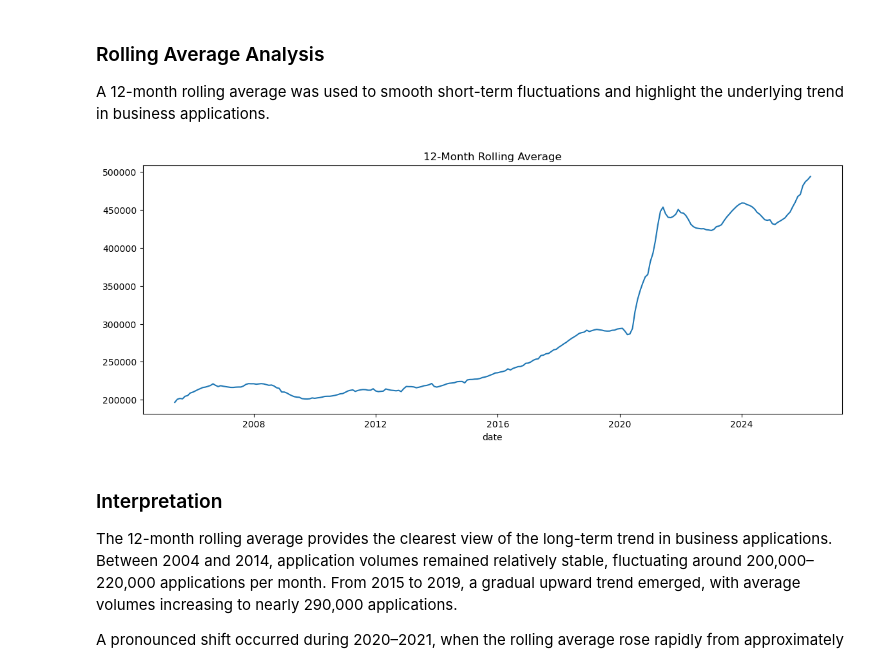
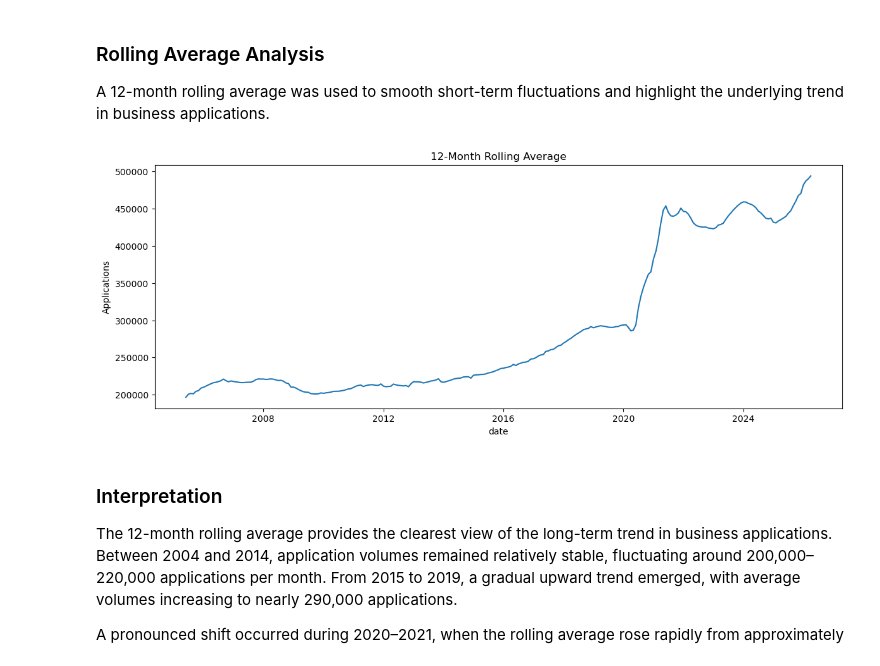
Before and after one commit to ArturoTrelles91/Bussiness-Formation-Statistics, a Jupyter notebook: BussinessApps_ml.ipynb, the cells around one changed output. Saved outputs shown, nothing was run; the diff lists cells and outputs as text; code cells hidden in the pictures.

```diff
--- a/BussinessApps_ml.ipynb
+++ b/BussinessApps_ml.ipynb
@@ -1427,16 +1430,18 @@ A 12-month rolling average was used to smooth short-term fluctuations and highli
 # %%
 plt.figure(figsize=(14,5))
 
 plt.plot(
     us_ba_adj["date"],
     us_ba_adj["value"].rolling(12).mean()
 )
 
 plt.title("12-Month Rolling Average")
 plt.xlabel('date')
+plt.ylabel('Applications')
+plt.savefig("twelve_month_rolling.png",dpi=300)
 plt.show()
 # %% [output]
-[figure, old version]
+[figure, new version]
 # %% [markdown]
 ### Interpretation
 
```
Also changed, not shown: parts of 24 cells of this notebook.
